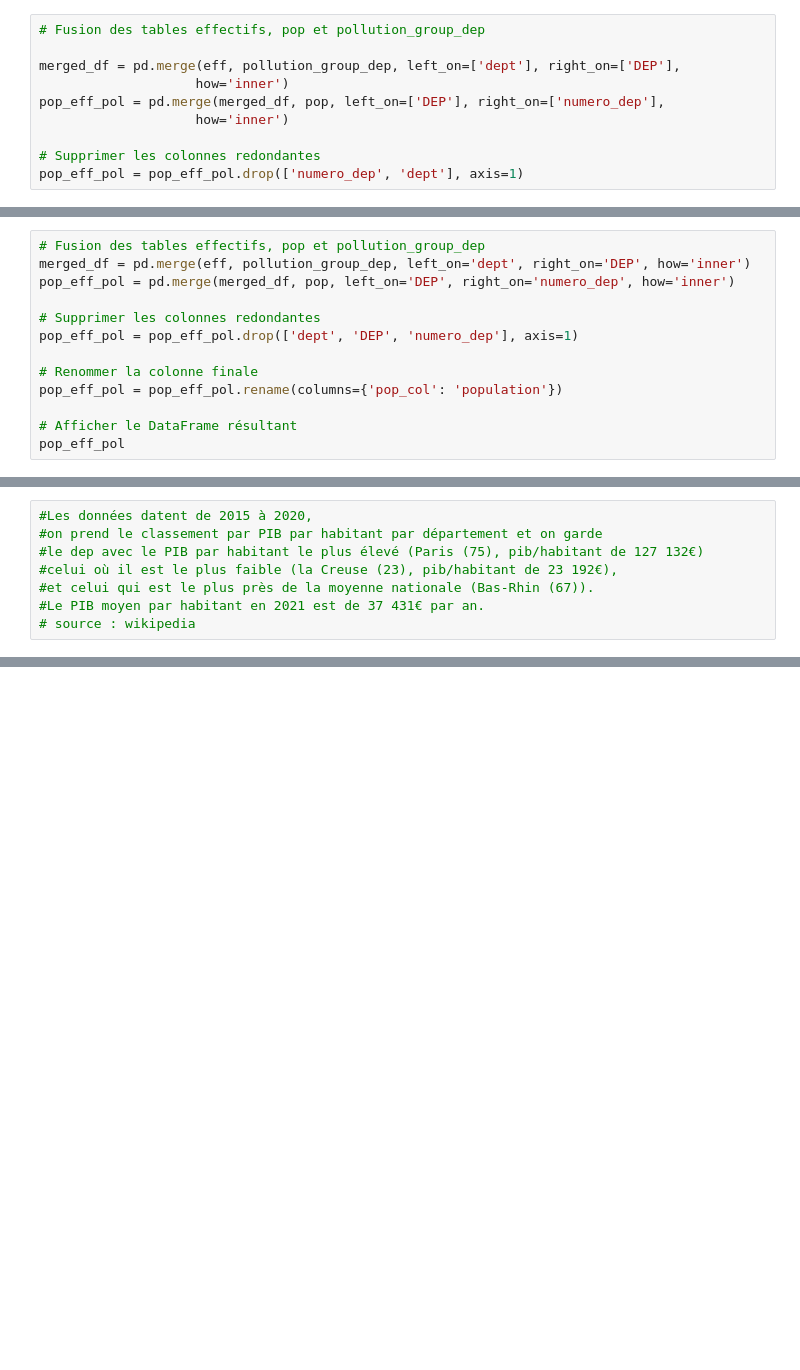
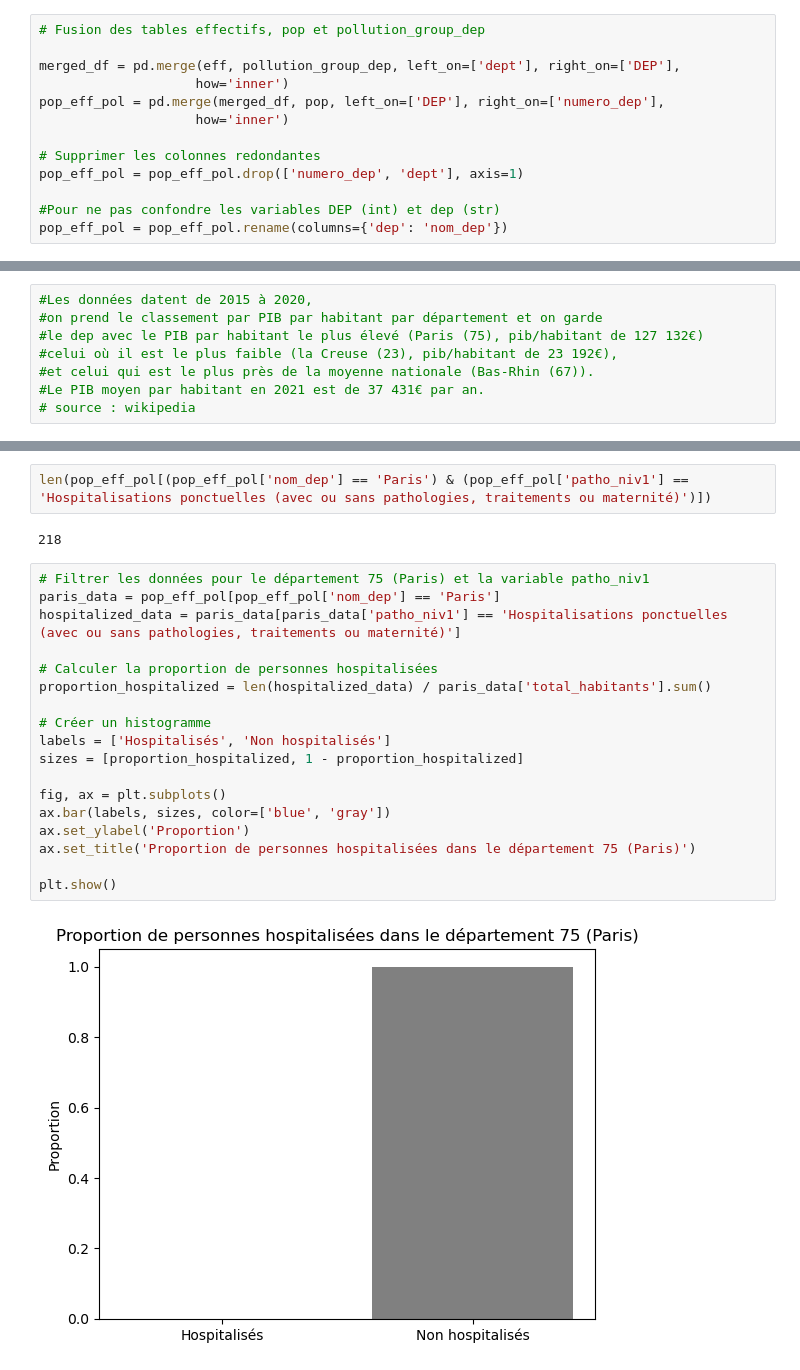
Before and after one commit to tpaquier/Python_DS, a Jupyter notebook: Stat PIB.ipynb, the cells around one changed output, grey strips where cells are left out. Cells and saved outputs as stored; diff of their text form; blank space fills up the shorter version.

Commit message:
Stat sur l'hospitalisation et le niveau de priorité
Rien de concluant :(

```diff
--- a/Stat PIB.ipynb
+++ b/Stat PIB.ipynb
@@ -66,6 +66,9 @@ pop_eff_pol = pd.merge(merged_df, pop, left_on=['DEP'], right_on=['numero_dep'],
 
 # Supprimer les colonnes redondantes
 pop_eff_pol = pop_eff_pol.drop(['numero_dep', 'dept'], axis=1)
+
+#Pour ne pas confondre les variables DEP (int) et dep (str)
+pop_eff_pol = pop_eff_pol.rename(columns={'dep': 'nom_dep'})
 # %%
 pop_eff_pol
 # %% [output]
@@ -82,16 +85,3 @@ pop_eff_pol
 | 1629101 | 2015 | Cancers | Cancer de la prostate | NaN | sup_CanPros_cat | 40-44 | 1.0 | 53.0 | NaN | 17780.0 | ... |
 | 1629102 | 2015 | Cancers | Cancer de la prostate | NaN | sup_CanPros_cat | 45-49 | 1.0 | 53.0 | NaN | 18390.0 | ... |
 1629103 rows × 28 columns
-# %%
-# Fusion des tables effectifs, pop et pollution_group_dep
-merged_df = pd.merge(eff, pollution_group_dep, left_on='dept', right_on='DEP', how='inner')
-pop_eff_pol = pd.merge(merged_df, pop, left_on='DEP', right_on='numero_dep', how='inner')
-
-# Supprimer les colonnes redondantes
-pop_eff_pol = pop_eff_pol.drop(['dept', 'DEP', 'numero_dep'], axis=1)
-
-# Renommer la colonne finale
-pop_eff_pol = pop_eff_pol.rename(columns={'pop_col': 'population'})
-
-# Afficher le DataFrame résultant
-pop_eff_pol
@@ -120 +116,25 @@ pop_eff_pol
+# %%
+len(pop_eff_pol[(pop_eff_pol['nom_dep'] == 'Paris') & (pop_eff_pol['patho_niv1'] == 'Hospitalisations ponctuelles (avec ou sans pathologies, traitements ou maternité)')])
+# %% [output]
+218
+# %%
+# Filtrer les données pour le département 75 (Paris) et la variable patho_niv1
+paris_data = pop_eff_pol[pop_eff_pol['nom_dep'] == 'Paris']
+hospitalized_data = paris_data[paris_data['patho_niv1'] == 'Hospitalisations ponctuelles (avec ou sans pathologies, traitements ou maternité)']
+
+# Calculer la proportion de personnes hospitalisées
+proportion_hospitalized = len(hospitalized_data) / paris_data['total_habitants'].sum()
+
+# Créer un histogramme
+labels = ['Hospitalisés', 'Non hospitalisés']
+sizes = [proportion_hospitalized, 1 - proportion_hospitalized]
+
+fig, ax = plt.subplots()
+ax.bar(labels, sizes, color=['blue', 'gray'])
+ax.set_ylabel('Proportion')
+ax.set_title('Proportion de personnes hospitalisées dans le département 75 (Paris)')
+
+plt.show()
+# %% [output]
+[figure, added]
 # %%
```
Also changed, not shown: parts of 11 cells of this notebook.
